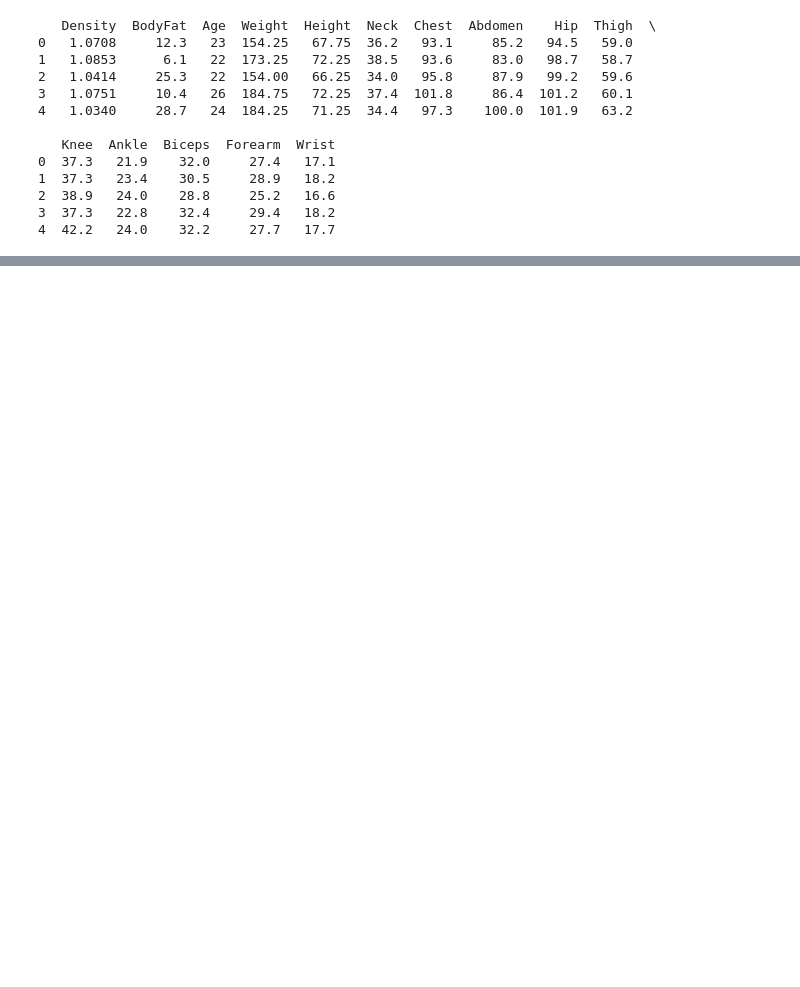
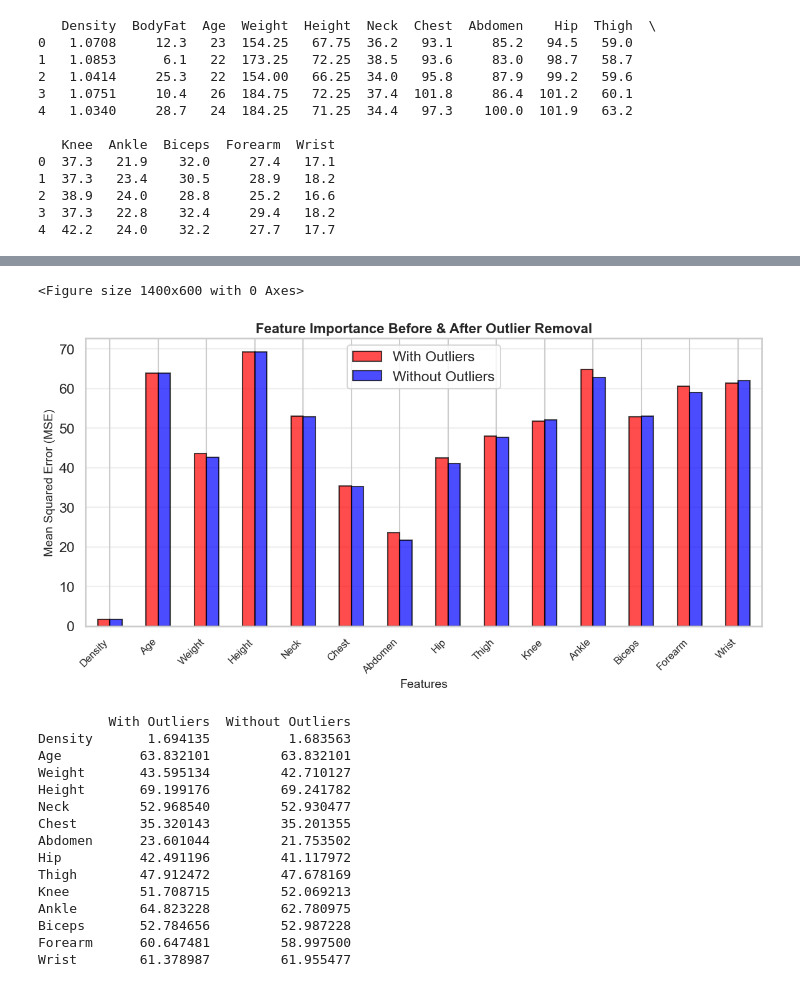
Before and after one commit to tintingong/LeanAI, a Jupyter notebook: Project/notebooks/EDA/eda_ib.ipynb, the cells around one changed output, grey strips where cells are left out. Cells and saved outputs as stored; diff of their text form; code cells hidden in the pictures; blank space fills up the shorter version.

```diff
--- a/Project/notebooks/EDA/eda_ib.ipynb
+++ b/Project/notebooks/EDA/eda_ib.ipynb
@@ -230,0 +238,78 @@ plt.show()
+# %%
+# without outliers
+import pandas as pd
+import matplotlib.pyplot as plt
+import seaborn as sns
+from sklearn.linear_model import LinearRegression
+from sklearn.metrics import mean_squared_error
+import numpy as np
+
+# Function to remove outliers using IQR method
+def remove_outliers(df, column):
+    Q1 = df[column].quantile(0.25)
+    Q3 = df[column].quantile(0.75)
+    IQR = Q3 - Q1
+    lower_bound = Q1 - 1.5 * IQR
+    upper_bound = Q3 + 1.5 * IQR
+    return df[(df[column] >= lower_bound) & (df[column] <= upper_bound)]
+
+# Store MSE results before and after outlier removal
+mse_results = {"With Outliers": {}, "Without Outliers": {}}
+
+# Evaluate each feature individually
+for column in x_train.columns:
+    # Train model with outliers
+    model = LinearRegression()
+    model.fit(x_train[[column]], y_train)
+    y_pred = model.predict(x_train[[column]])
+    mse_results["With Outliers"][column] = mean_squared_error(y_train, y_pred)
+
+    # Remove outliers
+    df_clean = remove_outliers(pd.concat([x_train[[column]], y_train], axis=1), column)
+
+    # Train model without outliers
+    if not df_clean.empty:  # Ensure data exists after removing outliers
+        model.fit(df_clean[[column]], df_clean[y_train.name])
+        y_pred_clean = model.predict(df_clean[[column]])
+        mse_results["Without Outliers"][column] = mean_squared_error(df_clean[y_train.name], y_pred_clean)
+    else:
+        mse_results["Without Outliers"][column] = np.nan  # If all data is removed
+
+# Convert results to DataFrame
+mse_df = pd.DataFrame(mse_results)
+
+# Plot comparison
+plt.figure(figsize=(14, 6))
+mse_df.plot(kind="bar", figsize=(14, 6), color=["red", "blue"], alpha=0.7, edgecolor='black')
+
+# Customize plot
+plt.xticks(rotation=45, ha="right", fontsize=12)
+plt.ylabel("Mean Squared Error (MSE)", fontsize=14)
+plt.xlabel("Features", fontsize=14)
+plt.title("Feature Importance Before & After Outlier Removal", fontsize=16, fontweight="bold")
+plt.legend(["With Outliers", "Without Outliers"])
+plt.grid(axis="y", alpha=0.3)
+
+# Show plot
+plt.show()
+
+# Display numerical comparison
+print(mse_df)
+# %% [output]
+<Figure size 1400x600 with 0 Axes>
+[figure, added]
+         With Outliers  Without Outliers
+Density       1.694135          1.683563
+Age          63.832101         63.832101
+Weight       43.595134         42.710127
+Height       69.199176         69.241782
+Neck         52.968540         52.930477
+Chest        35.320143         35.201355
+Abdomen      23.601044         21.753502
+Hip          42.491196         41.117972
+Thigh        47.912472         47.678169
+Knee         51.708715         52.069213
+Ankle        64.823228         62.780975
+Biceps       52.784656         52.987228
+Forearm      60.647481         58.997500
+Wrist        61.378987         61.955477
```
Also changed, not shown: parts of 20 cells of this notebook, 3 other files.
